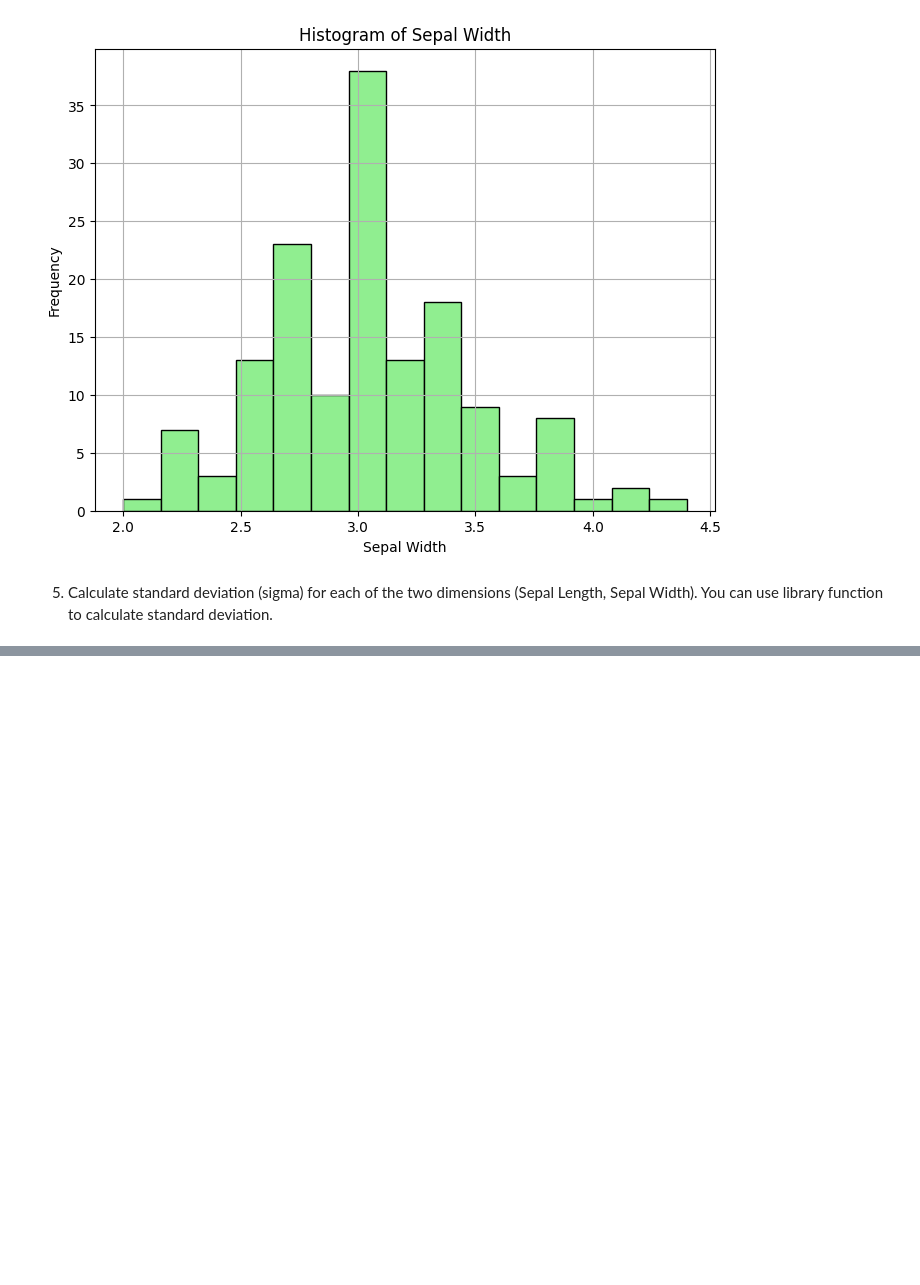
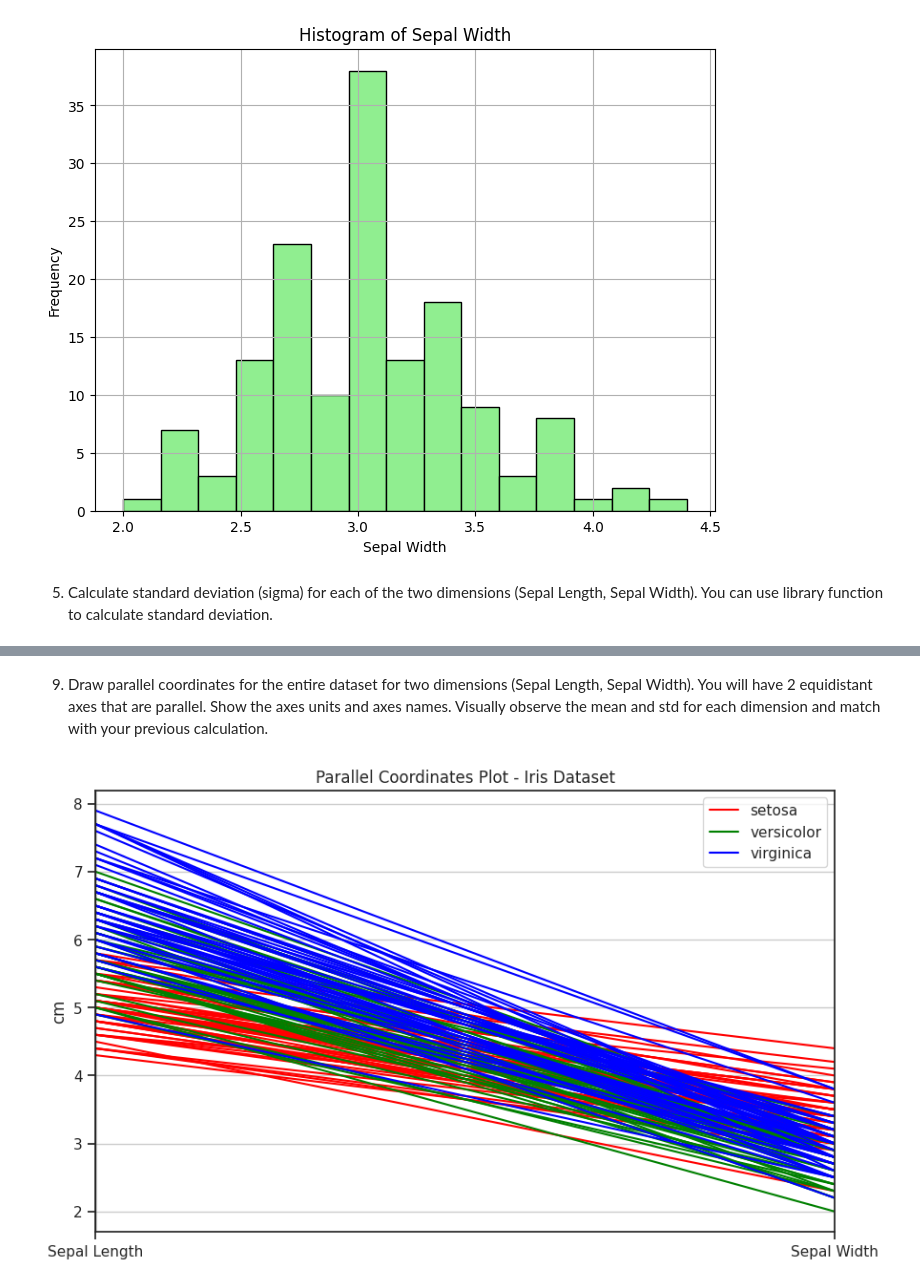
Before and after one commit to selim-ahmed/Dataset-Analysis-with-Iris-Dataset, a Jupyter notebook: Iris_Dataset_Analysis_Selim_Ahmed(2321668).ipynb, the cells around one changed output, grey strips where cells are left out. Cells and saved outputs as stored; diff of their text form; code cells hidden in the pictures; blank space fills up the shorter version.

```diff
--- a/Iris_Dataset_Analysis_Selim_Ahmed(2321668).ipynb
+++ b/Iris_Dataset_Analysis_Selim_Ahmed(2321668).ipynb
@@ -192,0 +282,24 @@ plt.show()
+# %% [markdown]
+9.	Draw parallel coordinates for the entire dataset for two  dimensions (Sepal Length,  Sepal Width).    You will have 2 equidistant axes that are parallel. Show the axes units and axes names. Visually observe the mean and std for each dimension and match with your previous calculation.
+# %%
+import pandas as pd
+import matplotlib.pyplot as plt
+from pandas.plotting import parallel_coordinates
+
+# Load the iris dataset
+iris = pd.read_csv("https://raw.githubusercontent.com/mwaskom/seaborn-data/master/iris.csv")
+
+# Select the required dimensions
+iris_dimensions = iris[["sepal_length", "sepal_width", "species"]]
+
+# Create the parallel coordinates plot
+plt.figure(figsize=(10, 6))
+parallel_coordinates(iris_dimensions, "species", color=("red", "green", "blue"))
+plt.xticks(range(2), ["Sepal Length", "Sepal Width"])
+plt.ylabel("cm")
+plt.title("Parallel Coordinates Plot - Iris Dataset")
+
+# Display the plot
+plt.show()
+# %% [output]
+[figure, added]
```
Also changed, not shown: parts of 7 cells of this notebook.
